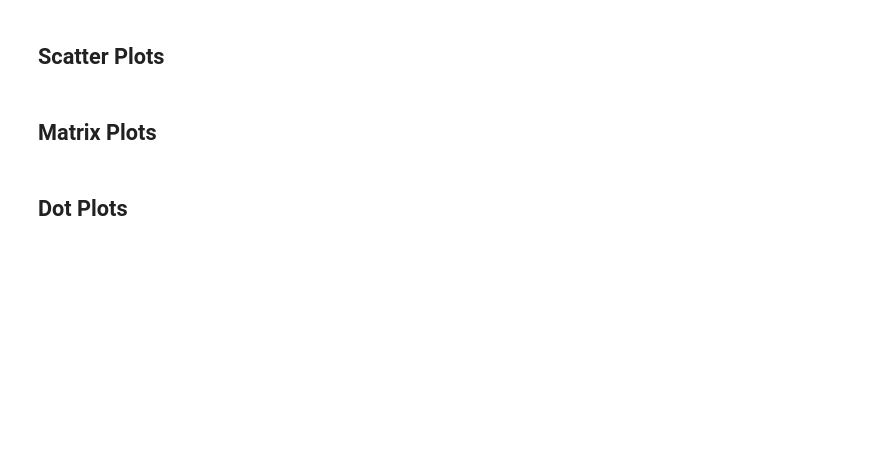
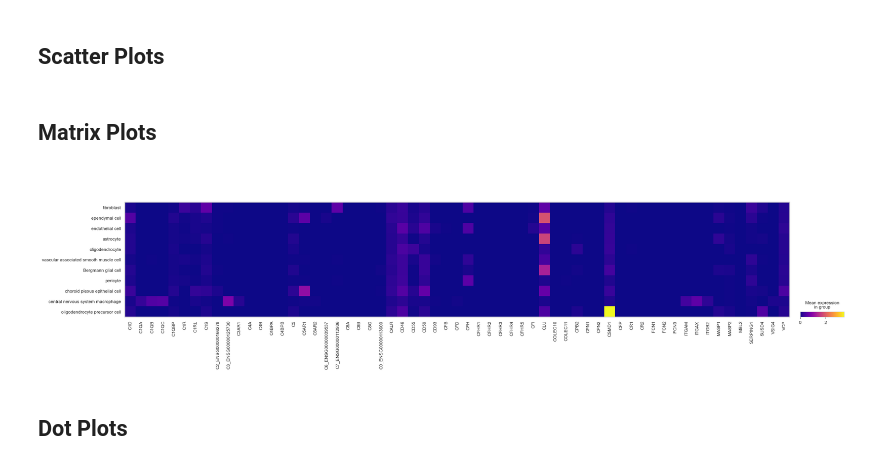
Before and after one commit to aumchampaneri/Biochemistry-BS, a Jupyter notebook: Complement Brain Atlas/Hs_Nor-Brain.ipynb, the cells around one changed output. Cells and saved outputs as stored; diff of their text form; code cells hidden in the pictures; blank space fills up the shorter version.

```diff
--- a/Complement Brain Atlas/Hs_Nor-Brain.ipynb
+++ b/Complement Brain Atlas/Hs_Nor-Brain.ipynb
@@ -33,7 +33,6 @@ AnnData object with n_obs × n_vars = 888263 × 59236
 sc.pp.filter_cells(adata, min_genes=500, inplace=True)
 # Filter out genes that are detected in fewer than 3 cells to eliminate technical noise and very rarely expressed genes.
 sc.pp.filter_genes(adata, min_cells=3, inplace=True)
-
 '''
 Annotate the group of mitochondrial genes as 'mt'
 Calculate QC metrics for further filtering
@@ -58,11 +57,11 @@ sc.pp.log1p(adata)
 
 # Identify and plot highly-variable genes
 # Identify highly-variable genes based on their mean expression and dispersion.
-sc.pp.highly_variable_genes(adata, min_mean=0.0125, max_mean=3, min_disp=0.5)
+# sc.pp.highly_variable_genes(adata, min_mean=0.0125, max_mean=3, min_disp=0.5)
 # sc.pl.highly_variable_genes(normal)
 
 # Store the raw data before further processing
-adata.raw = adata.copy()
+# adata.raw = adata.copy()
 # %% [markdown]
 # Generate PCA and UMAP plus calculate Dendrogram Keys
 # %%
@@ -551,20 +542,22 @@ plt.show()
 # %%
 # Example list of genes to remove
 genes_to_remove = ['ITGAMX', 'MASP3']
 # Get the filtered gene list
 filtered_gene_list = filter_genes(gene_dict_names, genes_to_remove)
 
 # Plot the expression of complement genes as a matrix plot
 sc.pl.MatrixPlot(adata,
                  filtered_gene_list,
                  groupby='cell_type',
                  gene_symbols='feature_name',
-                 use_raw=False,
-                 log=False,
+                 # use_raw=False,
+                 log=True,
                  # title='Complement Genes Expression in Kidney Cells',
                  ).style(cmap='plasma', edge_color='none').show()
 # .savefig('matrixplot_aG-aC_NKD.pdf')
 # .add_dendrogram(show=True, size=0.9)
+# %% [output]
+[figure, added]
 # %%
 # Example list of genes to remove
 genes_to_remove = ['C1R', 'C1RL', 'C2_ENSG00000166278', 'C4A', 'C4B', 'CFB', 'CFD', 'CFHR2', 'CFHR4', 'CFHR5', 'ITGAMX', 'MASP1', 'MASP3', 'MBL2']
```
Also changed, not shown: parts of 2 cells of this notebook, 6 other files.
